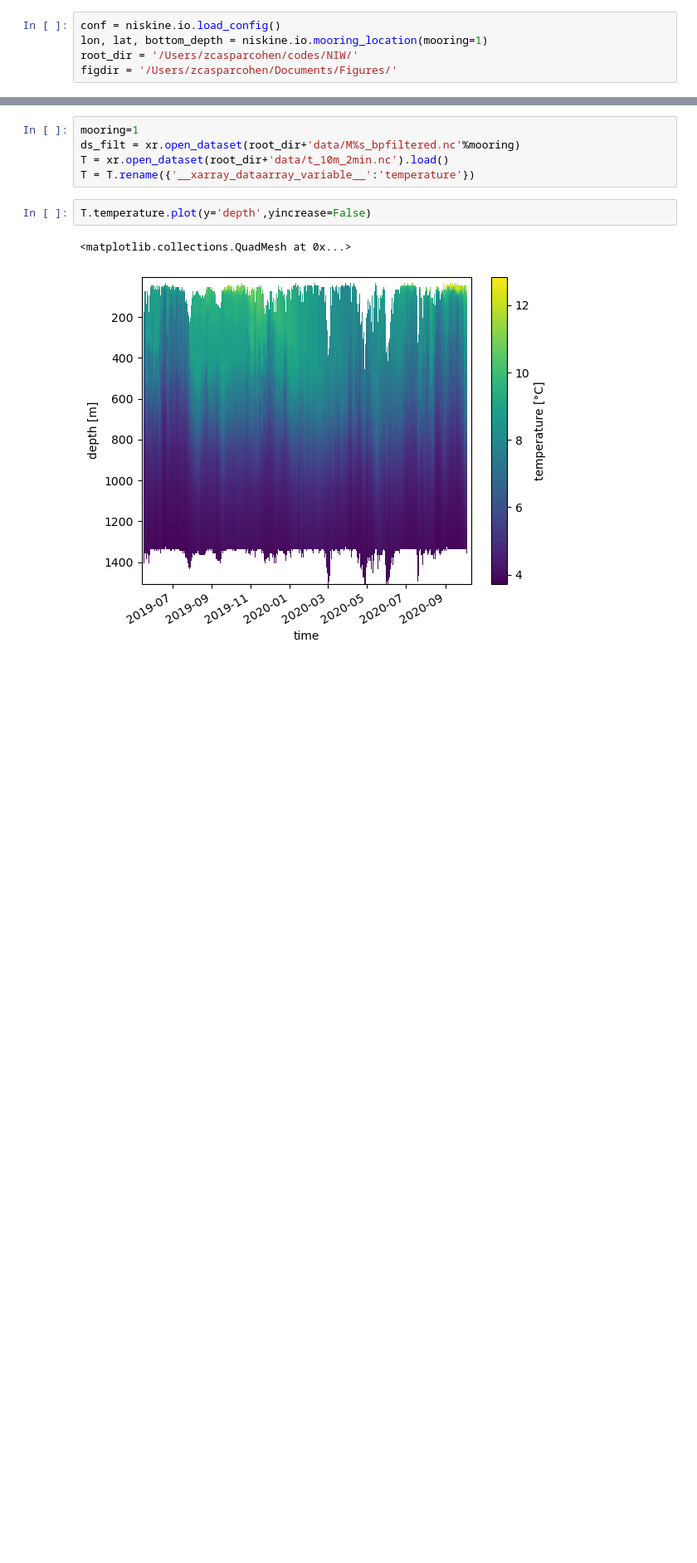
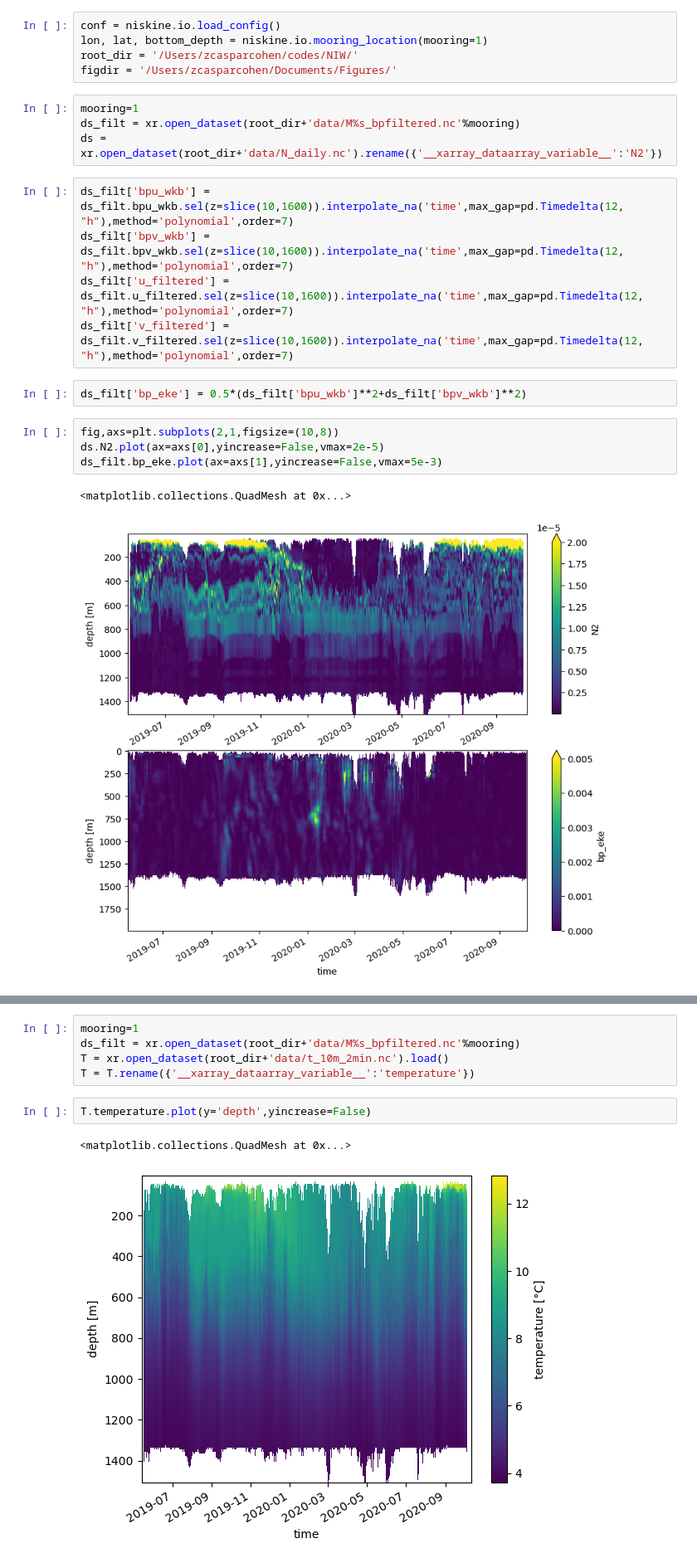
Before and after one commit to zcasparco/NIW, a Jupyter notebook: dev/Stratification.ipynb, the cells around one changed output, grey strips where cells are left out. Shown: that part at 83% size. Cells and saved outputs as stored; diff of their text form; blank space fills up the shorter version.

```diff
--- a/dev/Stratification.ipynb
+++ b/dev/Stratification.ipynb
@@ -16,3 +17,21 @@ conf = niskine.io.load_config()
 lon, lat, bottom_depth = niskine.io.mooring_location(mooring=1)
 root_dir = '/Users/zcasparcohen/codes/NIW/'
 figdir = '/Users/zcasparcohen/Documents/Figures/'
+# %%
+mooring=1
+ds_filt = xr.open_dataset(root_dir+'data/M%s_bpfiltered.nc'%mooring)
+ds = xr.open_dataset(root_dir+'data/N_daily.nc').rename({'__xarray_dataarray_variable__':'N2'})
+# %%
+ds_filt['bpu_wkb'] = ds_filt.bpu_wkb.sel(z=slice(10,1600)).interpolate_na('time',max_gap=pd.Timedelta(12, "h"),method='polynomial',order=7)
+ds_filt['bpv_wkb'] = ds_filt.bpv_wkb.sel(z=slice(10,1600)).interpolate_na('time',max_gap=pd.Timedelta(12, "h"),method='polynomial',order=7)
+ds_filt['u_filtered'] = ds_filt.u_filtered.sel(z=slice(10,1600)).interpolate_na('time',max_gap=pd.Timedelta(12, "h"),method='polynomial',order=7)
+ds_filt['v_filtered'] = ds_filt.v_filtered.sel(z=slice(10,1600)).interpolate_na('time',max_gap=pd.Timedelta(12, "h"),method='polynomial',order=7)
+# %%
+ds_filt['bp_eke'] = 0.5*(ds_filt['bpu_wkb']**2+ds_filt['bpv_wkb']**2)
+# %%
+fig,axs=plt.subplots(2,1,figsize=(10,8))
+ds.N2.plot(ax=axs[0],yincrease=False,vmax=2e-5)
+ds_filt.bp_eke.plot(ax=axs[1],yincrease=False,vmax=5e-3)
+# %% [output]
+<matplotlib.collections.QuadMesh at 0x...>
+[figure, added]
```
Also changed, not shown: parts of 4 cells of this notebook, 3 other files.
